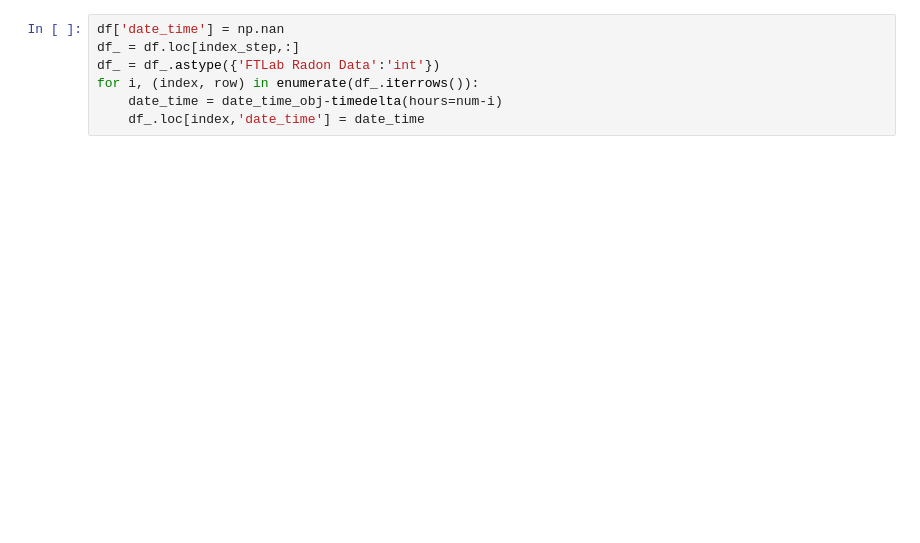
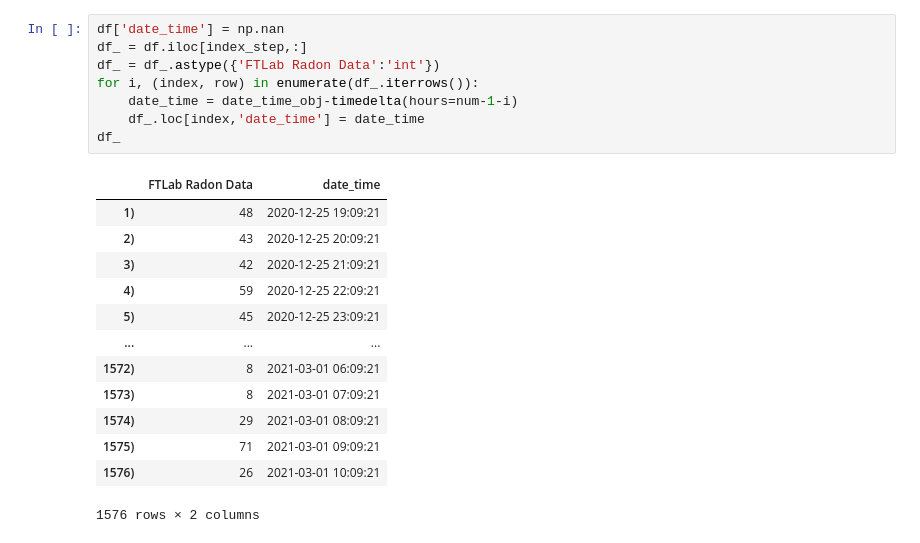
Before and after one commit to ai2ys/FTLab-Radon-Eye-evaluate-log, a Jupyter notebook: EvaluateLog.ipynb, the cells around one changed output. Saved outputs shown, nothing was run; the diff lists cells and outputs as text; blank space fills up the shorter version.

```diff
--- a/EvaluateLog.ipynb
+++ b/EvaluateLog.ipynb
@@ -34,7 +90,22 @@ index_step
 # %%
 df['date_time'] = np.nan
-df_ = df.loc[index_step,:]
+df_ = df.iloc[index_step,:]
 df_ = df_.astype({'FTLab Radon Data':'int'})
 for i, (index, row) in enumerate(df_.iterrows()):
-    date_time = date_time_obj-timedelta(hours=num-i)
+    date_time = date_time_obj-timedelta(hours=num-1-i)
     df_.loc[index,'date_time'] = date_time
+df_
+# %% [output]
+|  | FTLab Radon Data | date_time |
+| 1) | 48 | 2020-12-25 19:09:21 |
+| 2) | 43 | 2020-12-25 20:09:21 |
+| 3) | 42 | 2020-12-25 21:09:21 |
+| 4) | 59 | 2020-12-25 22:09:21 |
+| 5) | 45 | 2020-12-25 23:09:21 |
+| ... | ... | ... |
+| 1572) | 8 | 2021-03-01 06:09:21 |
+| 1573) | 8 | 2021-03-01 07:09:21 |
+| 1574) | 29 | 2021-03-01 08:09:21 |
+| 1575) | 71 | 2021-03-01 09:09:21 |
+| 1576) | 26 | 2021-03-01 10:09:21 |
+1576 rows × 2 columns
```
Also changed, not shown: parts of 15 cells of this notebook, 11 other files.
